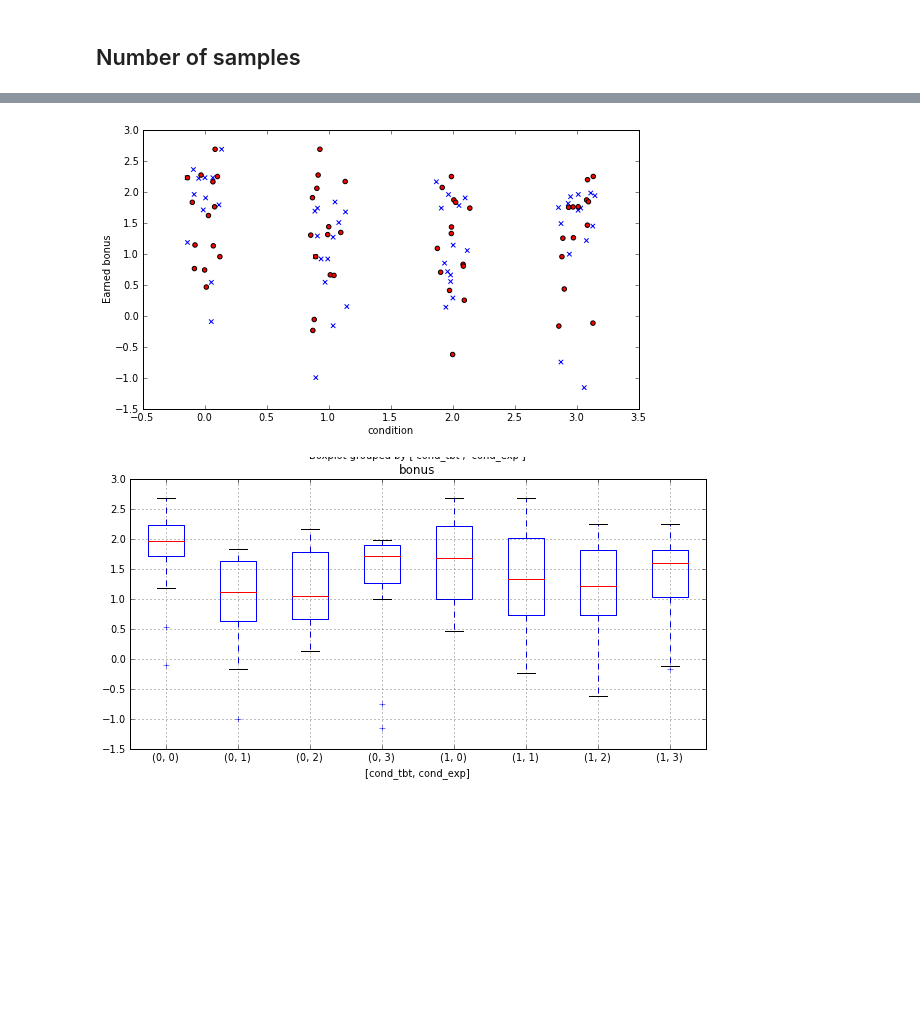
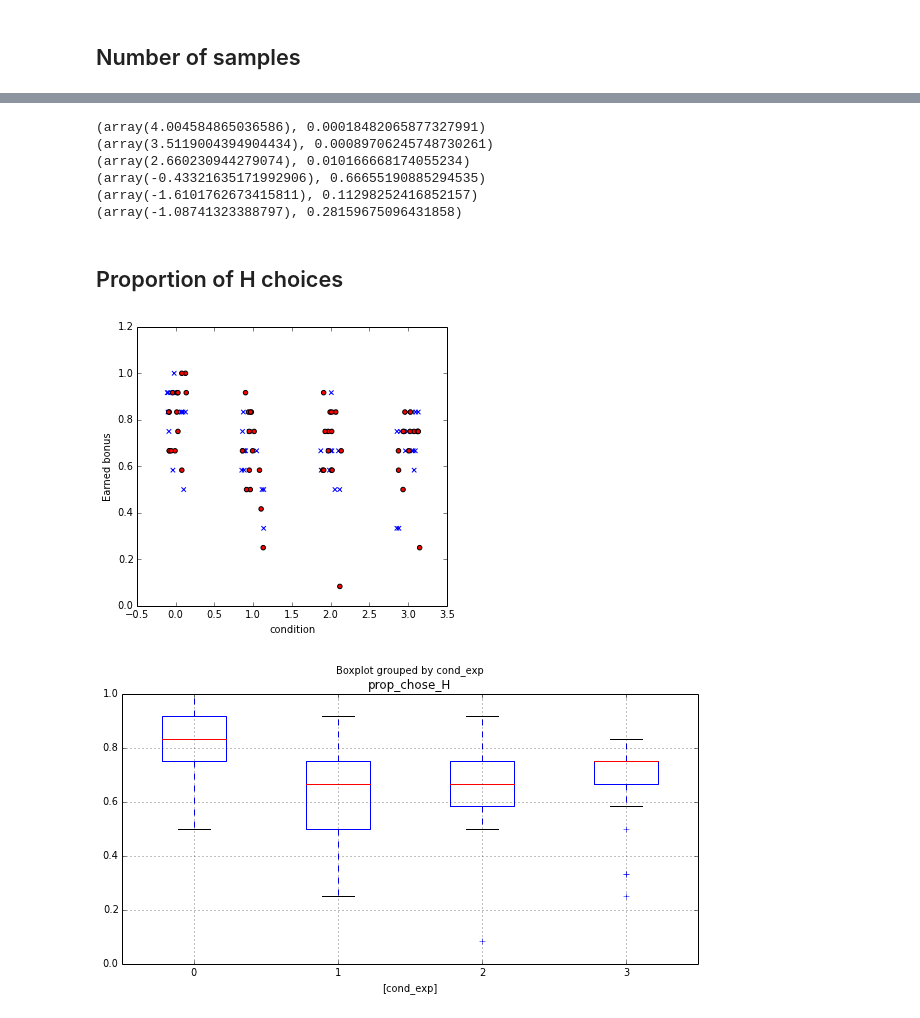
Before and after one commit to dmarkant/CompetitiveSampling, a Jupyter notebook: analysis/expiration-v1/expiration-v1.ipynb, the cells around one changed output, grey strips where cells are left out. Cells and saved outputs as stored; diff of their text form; code cells hidden in the pictures; blank space fills up the shorter version.

```diff
--- a/analysis/expiration-v1/expiration-v1.ipynb
+++ b/analysis/expiration-v1/expiration-v1.ipynb
@@ -13,7 +9,10 @@ import pandas as pd
 from scipy.stats import ttest_ind
 from exputil import load_from_mysql
 from gambles import expected_value
+from expiration import *
+from plotting import *
 
+import statsmodels.api as sm
 from statsmodels.formula.api import ols
 from statsmodels.stats.anova import anova_lm
 from scipy.stats.mstats import kruskalwallis
@@ -24,7 +23,7 @@ def jit(values):
 
 
 SUBJ = range(10)
-
+MAXSAMP = 26
 N_GAMES = 12
 
 DATA_DIR = "/Users/markant/data/CompetitiveSampling/expiration-v1"
@@ -43,6 +42,8 @@ def rawdata(s):
 def trialdata(s):
     return [t['trialdata'] for t in rawdata(s)['data']]
 
+def questiondata(sid):
+    return rawdata(sid)['questiondata']
 
 def parsegames(alldata):
     data = filter(lambda t: t[0]=='game', alldata)
@@ -86,8 +87,10 @@ class Game:
         self.choice = filter(lambda t: t[3]=='choice', data)[0][4]
         if expected_value(self.options['A']) > expected_value(self.options['B']):
             self.H = 'A'
+            self.L = 'B'
         else:
             self.H = 'B'
+            self.L = 'A'
         if self.choice == self.H:
             self.chose_H = True
         else:
@@ -125,3 +128,5 @@ class Subject:
 
             self.bonus = filter(lambda t: len(t)>2 and t[2]=='final_bonus', self.data)[0][3]
             self.games = parsegames(self.data)
+
+            self.questiondata = questiondata(self.sid)
@@ -171,25 +313,38 @@ for s in [Subject(sid) for sid in SUBJ]:
     md_num_samples = np.median([s.games[i].n_samples for i in range(N_GAMES) if s.games[i].observed_expiration is None])
     prop_chose_H = np.sum([s.games[i].chose_H for i in range(N_GAMES)])/float(N_GAMES)
 
+    nonexp_games = filter(lambda i: s.games[i].observed_expiration==None, range(N_GAMES))
+    prop_chose_H_nonexp = np.sum([s.games[i].chose_H for i in nonexp_games])/float(len(nonexp_games))
+
     rows.append([s.sid,
                  rawdata(s.sid)['workerId'],
+                 int(s.questiondata['age']),
+                 int(s.questiondata['difficulty']),
+                 int(s.questiondata['engagement']),
+                 s.questiondata['gender'],
                  s.condition,
                  s.condition_tbt,
                  s.condition_exp,
                  s.bonus,
                  mn_num_samples,
                  md_num_samples,
-                 prop_chose_H])
+                 prop_chose_H,
+                 prop_chose_H_nonexp])
 
 df = pd.DataFrame(rows, columns=['sid',
                                  'workerId',
+                                 'age',
+                                 'difficulty',
+                                 'engagement',
+                                 'gender',
                                  'cond',
                                  'cond_tbt',
                                  'cond_exp',
                                  'bonus',
                                  'mn_n_samples',
                                  'md_n_samples',
-                                 'prop_chose_H'])
+                                 'prop_chose_H',
+                                 'prop_chose_H_nonexp'])
 print df.to_string()
 print
 
@@ -377,15 +547,32 @@ within PLN conditions
+# %%
+print ttest_ind(df[(df['cond_exp']==0)]['md_n_samples'], df[(df['cond_exp']==1)]['md_n_samples'])
+print ttest_ind(df[(df['cond_exp']==0)]['md_n_samples'], df[(df['cond_exp']==2)]['md_n_samples'])
+print ttest_ind(df[(df['cond_exp']==0)]['md_n_samples'], df[(df['cond_exp']==3)]['md_n_samples'])
+print ttest_ind(df[(df['cond_exp']==1)]['md_n_samples'], df[(df['cond_exp']==2)]['md_n_samples'])
+print ttest_ind(df[(df['cond_exp']==1)]['md_n_samples'], df[(df['cond_exp']==3)]['md_n_samples'])
+print ttest_ind(df[(df['cond_exp']==2)]['md_n_samples'], df[(df['cond_exp']==3)]['md_n_samples'])
+# %% [output]
+(array(4.004584865036586), 0.00018482065877327991)
+(array(3.5119004394904434), 0.00089706245748730261)
+(array(2.660230944279074), 0.010166668174055234)
+(array(-0.43321635171992906), 0.66655190885294535)
+(array(-1.6101762673415811), 0.11298252416852157)
+(array(-1.08741323388797), 0.28159675096431858)
+# %% [markdown]
+## Proportion of H choices
 # %%
+tbt = df[df.cond_tbt==0]
+pln = df[df.cond_tbt==1]
 fig, ax = plt.subplots(figsize=(10,5))
-ax.scatter(jit(tbt.cond_exp), tbt.bonus, c='b', label='tbt', marker='x')
-ax.scatter(jit(pln.cond_exp), pln.bonus, c='r', label='plan')
-ax.set_aspect(.5)
+ax.scatter(jit(tbt.cond_exp), tbt.prop_chose_H, c='b', label='tbt', marker='x')
+ax.scatter(jit(pln.cond_exp), pln.prop_chose_H, c='r', label='plan')
+ax.set_aspect(3)
 ax.set_xlabel('condition')
 ax.set_ylabel('Earned bonus')
 plt.show()
+
+df.boxplot('prop_chose_H', by=['cond_exp'], figsize=(10,5))
+plt.show()
 # %% [output]
-[figure, old version]
+[figure, new version]
+[figure, added]
-# %%
-df.boxplot('bonus', by=['cond_tbt','cond_exp'], figsize=(10,5))
-plt.show()
-# %% [output]
-[figure, removed]
```
Also changed, not shown: parts of 52 cells of this notebook, 3 other files.
